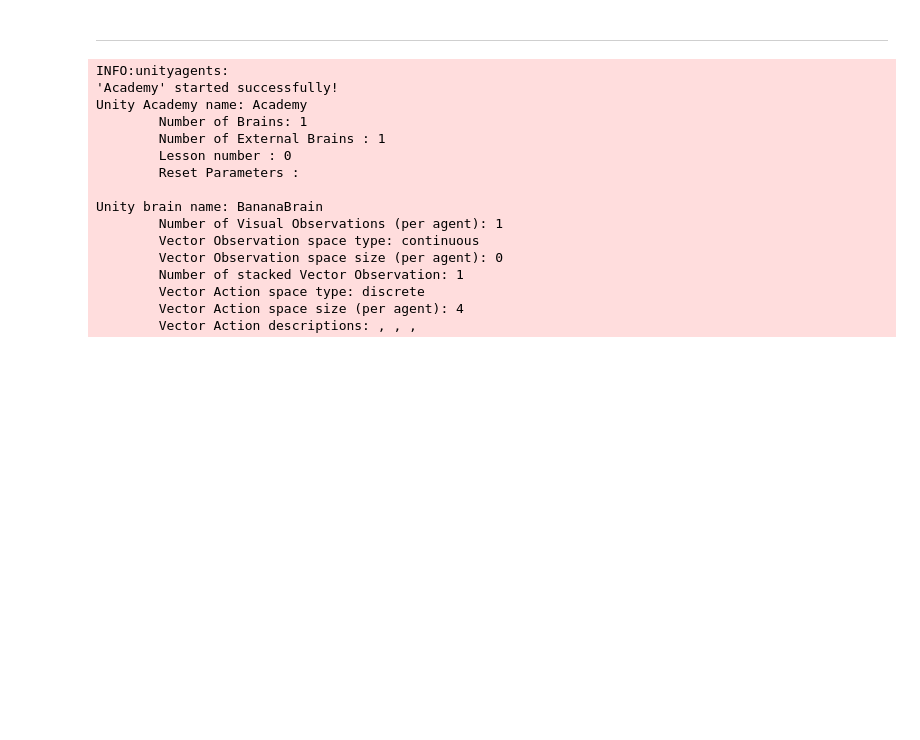
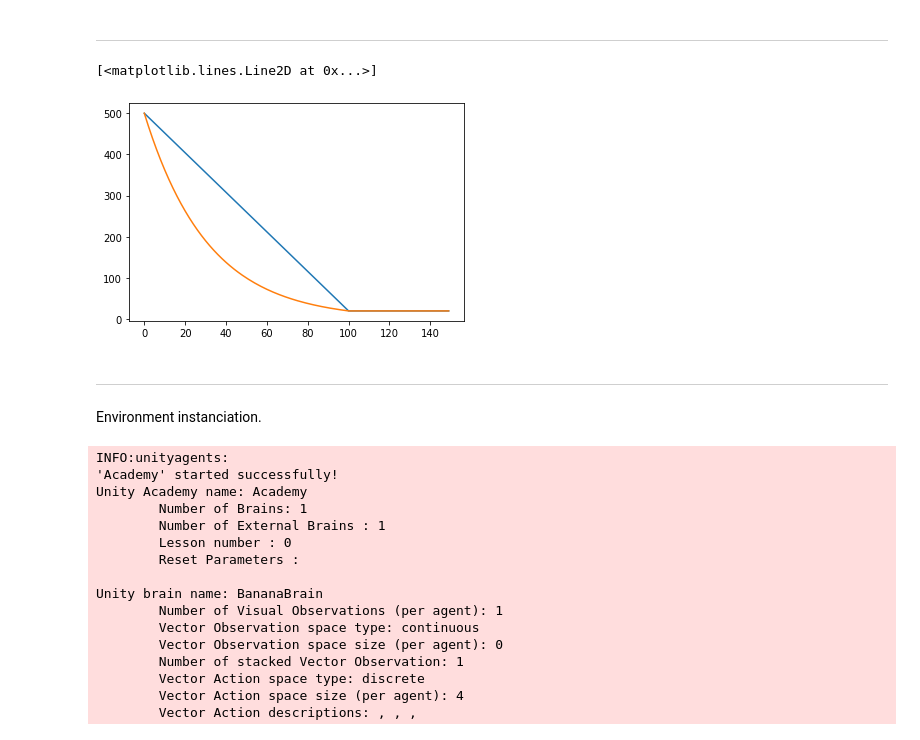
Before and after one commit to PierreMsy/DRL_navigation, a Jupyter notebook: notebooks/221010_raw_pixel_training.ipynb, the cells around one changed output. Drawn from its saved outputs; the diff is of its cells as text; code cells hidden in the pictures; blank space fills up the shorter version.

```diff
--- a/notebooks/221010_raw_pixel_training.ipynb
+++ b/notebooks/221010_raw_pixel_training.ipynb
@@ -31,3 +39,16 @@ The autoreload extension is already loaded. To reload it, use:
+# %% [markdown]
+____
+# %%
+es = ExponentialSchedule(500, 20, 100)
+ls = LinearSchedule(500, 20, 100)
+
+plt.plot([ls() for _ in np.arange(150)])
+plt.plot([es() for _ in np.arange(150)])
+# %% [output]
+[<matplotlib.lines.Line2D at 0x...>]
+[figure, added]
 # %% [markdown]
 __________
+# %% [markdown]
+Environment instanciation.
 # %%
```
Also changed, not shown: parts of 88 cells of this notebook, 1 other file.
